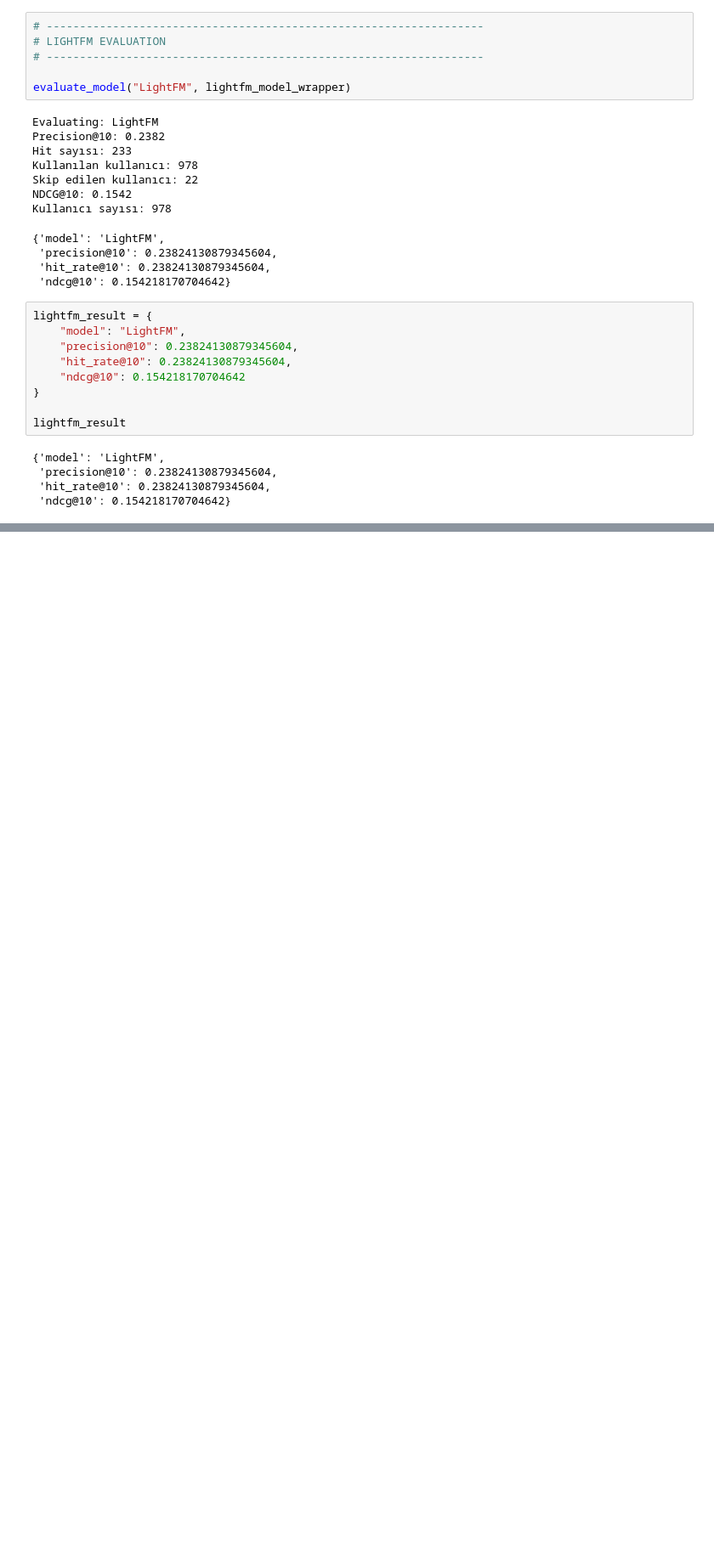
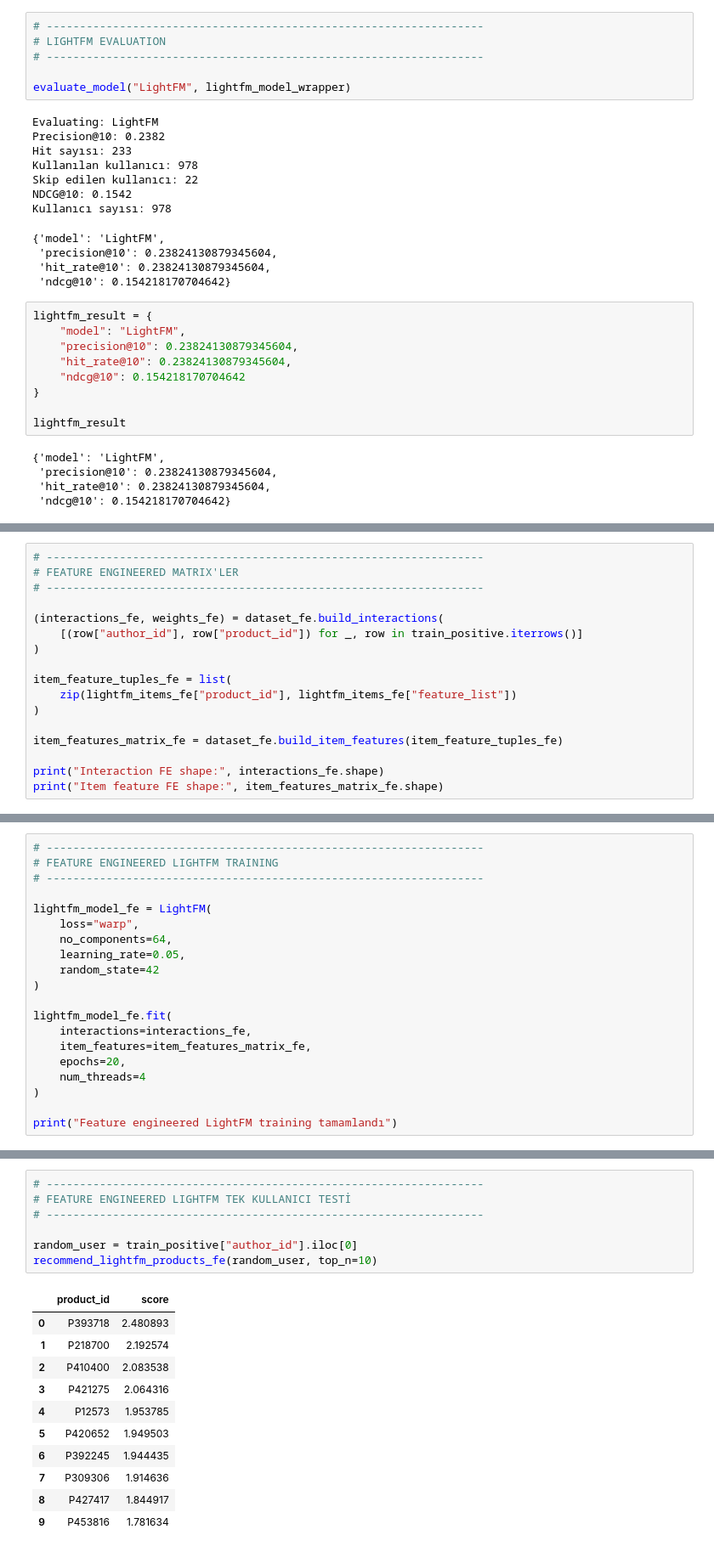
Before and after one commit to aslitarakcilar/cosmetic-recommendation-system, a Jupyter notebook: notebooks/02_evaluation.ipynb, the cells around one changed output, grey strips where cells are left out. Shown at 85% size. Drawn from its saved outputs; the diff is of its cells as text; blank space fills up the shorter version.

```diff
--- a/notebooks/02_evaluation.ipynb
+++ b/notebooks/02_evaluation.ipynb
@@ -1771,0 +2238,17 @@ lightfm_result
+# %%
+# ------------------------------------------------------------------
+# FEATURE ENGINEERED MATRIX'LER
+# ------------------------------------------------------------------
+
+(interactions_fe, weights_fe) = dataset_fe.build_interactions(
+    [(row["author_id"], row["product_id"]) for _, row in train_positive.iterrows()]
+)
+
+item_feature_tuples_fe = list(
+    zip(lightfm_items_fe["product_id"], lightfm_items_fe["feature_list"])
+)
+
+item_features_matrix_fe = dataset_fe.build_item_features(item_feature_tuples_fe)
+
+print("Interaction FE shape:", interactions_fe.shape)
+print("Item feature FE shape:", item_features_matrix_fe.shape)
@@ -1771,0 +2258,20 @@ lightfm_result
+# %%
+# ------------------------------------------------------------------
+# FEATURE ENGINEERED LIGHTFM TRAINING
+# ------------------------------------------------------------------
+
+lightfm_model_fe = LightFM(
+    loss="warp",
+    no_components=64,
+    learning_rate=0.05,
+    random_state=42
+)
+
+lightfm_model_fe.fit(
+    interactions=interactions_fe,
+    item_features=item_features_matrix_fe,
+    epochs=20,
+    num_threads=4
+)
+
+print("Feature engineered LightFM training tamamlandı")
@@ -1771,0 +2326,19 @@ lightfm_result
+# %%
+# ------------------------------------------------------------------
+# FEATURE ENGINEERED LIGHTFM TEK KULLANICI TESTİ
+# ------------------------------------------------------------------
+
+random_user = train_positive["author_id"].iloc[0]
+recommend_lightfm_products_fe(random_user, top_n=10)
+# %% [output]
+|  | product_id | score |
+| 0 | P393718 | 2.480893 |
+| 1 | P218700 | 2.192574 |
+| 2 | P410400 | 2.083538 |
+| 3 | P421275 | 2.064316 |
+| 4 | P12573 | 1.953785 |
+| 5 | P420652 | 1.949503 |
+| 6 | P392245 | 1.944435 |
+| 7 | P309306 | 1.914636 |
+| 8 | P427417 | 1.844917 |
+| 9 | P453816 | 1.781634 |
```
Also changed, not shown: parts of 28 cells of this notebook, 4 other files.
